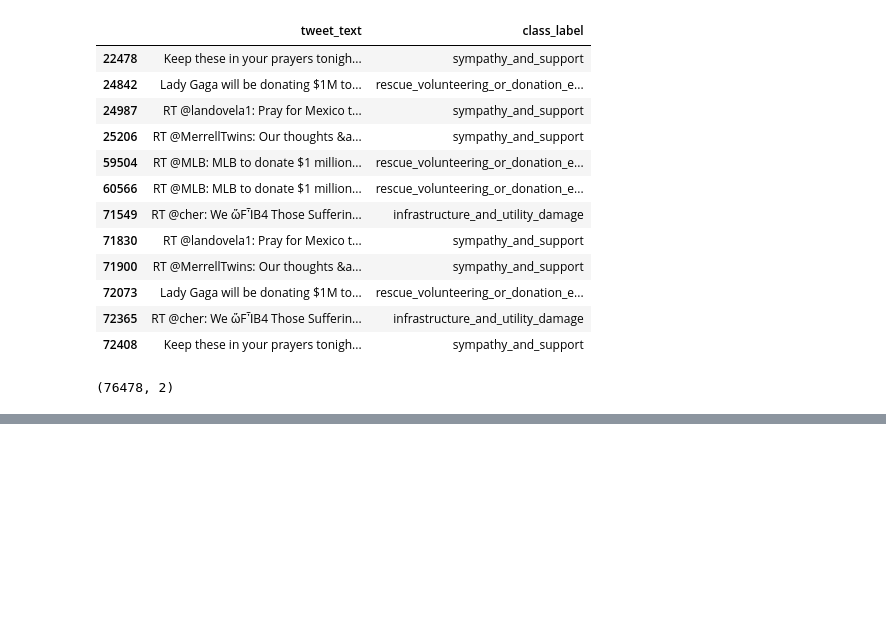
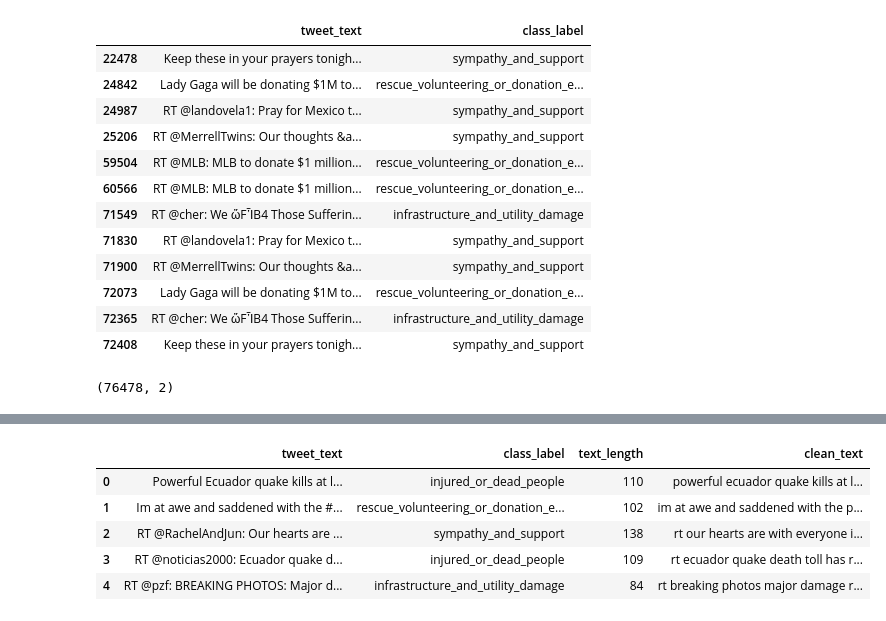
Before and after one commit to gitcrusher/EmergencyQ, a Jupyter notebook: dataset/notebooks/eda.ipynb, the cells around one changed output, grey strips where cells are left out. Drawn from its saved outputs; the diff is of its cells as text; code cells hidden in the pictures; blank space fills up the shorter version.

```diff
--- a/dataset/notebooks/eda.ipynb
+++ b/dataset/notebooks/eda.ipynb
@@ -124,0 +171,9 @@ df.shape #six arity removed which are duplicates
+# %%
+df.head()
+# %% [output]
+|  | tweet_text | class_label | text_length | clean_text |
+| 0 | Powerful Ecuador quake kills at l... | injured_or_dead_people | 110 | powerful ecuador quake kills at l... |
+| 1 | Im at awe and saddened with the #... | rescue_volunteering_or_donation_e... | 102 | im at awe and saddened with the p... |
+| 2 | RT @RachelAndJun: Our hearts are ... | sympathy_and_support | 138 | rt our hearts are with everyone i... |
+| 3 | RT @noticias2000: Ecuador quake d... | injured_or_dead_people | 109 | rt ecuador quake death toll has r... |
+| 4 | RT @pzf: BREAKING PHOTOS: Major d... | infrastructure_and_utility_damage | 84 | rt breaking photos major damage r... |
```
Also changed, not shown: parts of 12 cells of this notebook, 2 other files.
